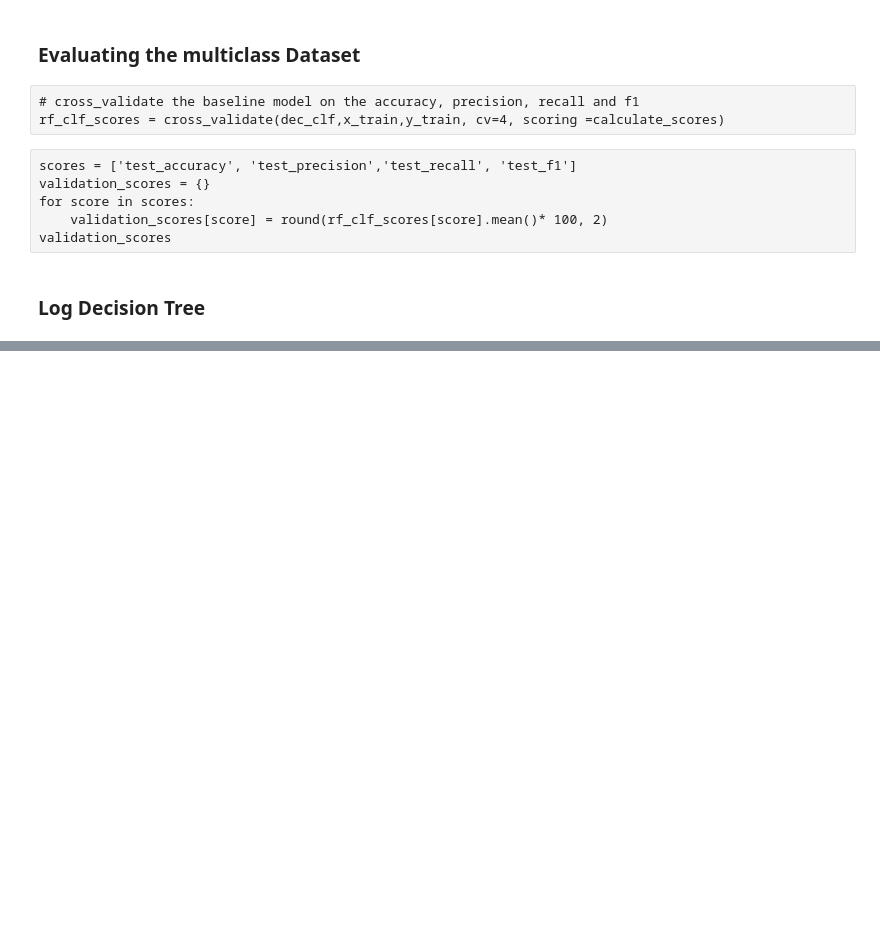
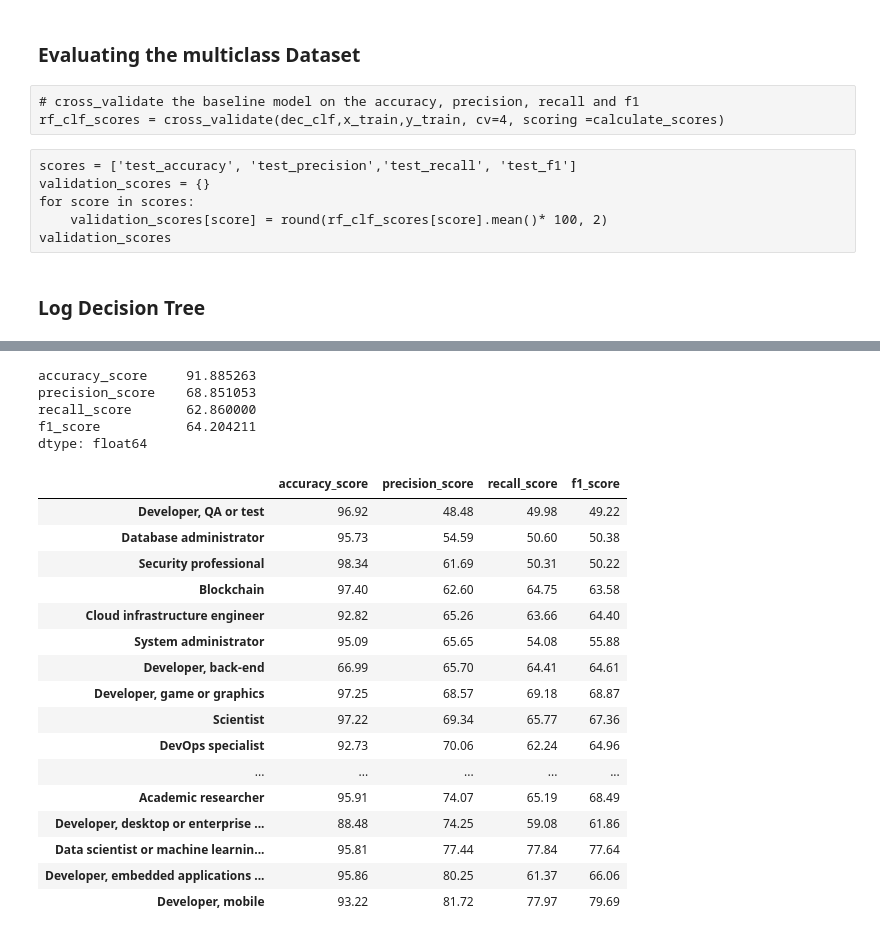
Before and after one commit to AlyAEE/Tech-Jobs-Prediction-Based-On-Your-Skillset-Project, a Jupyter notebook: Notebooks/04.Model Building.ipynb, the cells around one changed output, grey strips where cells are left out. Saved outputs shown, nothing was run; the diff lists cells and outputs as text; code cells hidden in the pictures; blank space fills up the shorter version.

```diff
--- a/Notebooks/04.Model Building.ipynb
+++ b/Notebooks/04.Model Building.ipynb
@@ -621,0 +697,34 @@ with mlflow.start_run(experiment_id=exp.experiment_id, run_name=model["model_des
+# %%
+# Evaluate on test set
+predictions =  pd.DataFrame(gd_clf.predict(x_test),
+                            columns=y_test.columns)
+test_scores = {score.__name__: calculate_quality(y_test, predictions, score)
+                for score in [accuracy_score, precision_score, recall_score, f1_score]}
+test_scores = pd.concat(test_scores,axis=1)
+mean_test_scores = test_scores.mean()
+# %%
+print(test_scores.mean())
+test_scores.sort_values("precision_score")
+# %% [output]
+accuracy_score     91.885263
+precision_score    68.851053
+recall_score       62.860000
+f1_score           64.204211
+dtype: float64
+|  | accuracy_score | precision_score | recall_score | f1_score |
+| Developer, QA or test | 96.92 | 48.48 | 49.98 | 49.22 |
+| Database administrator | 95.73 | 54.59 | 50.60 | 50.38 |
+| Security professional | 98.34 | 61.69 | 50.31 | 50.22 |
+| Blockchain | 97.40 | 62.60 | 64.75 | 63.58 |
+| Cloud infrastructure engineer | 92.82 | 65.26 | 63.66 | 64.40 |
+| System administrator | 95.09 | 65.65 | 54.08 | 55.88 |
+| Developer, back-end | 66.99 | 65.70 | 64.41 | 64.61 |
+| Developer, game or graphics | 97.25 | 68.57 | 69.18 | 68.87 |
+| Scientist | 97.22 | 69.34 | 65.77 | 67.36 |
+| DevOps specialist | 92.73 | 70.06 | 62.24 | 64.96 |
+| ... | ... | ... | ... | ... |
+| Academic researcher | 95.91 | 74.07 | 65.19 | 68.49 |
+| Developer, desktop or enterprise ... | 88.48 | 74.25 | 59.08 | 61.86 |
+| Data scientist or machine learnin... | 95.81 | 77.44 | 77.84 | 77.64 |
+| Developer, embedded applications ... | 95.86 | 80.25 | 61.37 | 66.06 |
+| Developer, mobile | 93.22 | 81.72 | 77.97 | 79.69 |
```
Also changed, not shown: parts of 32 cells of this notebook, 1 other file.
